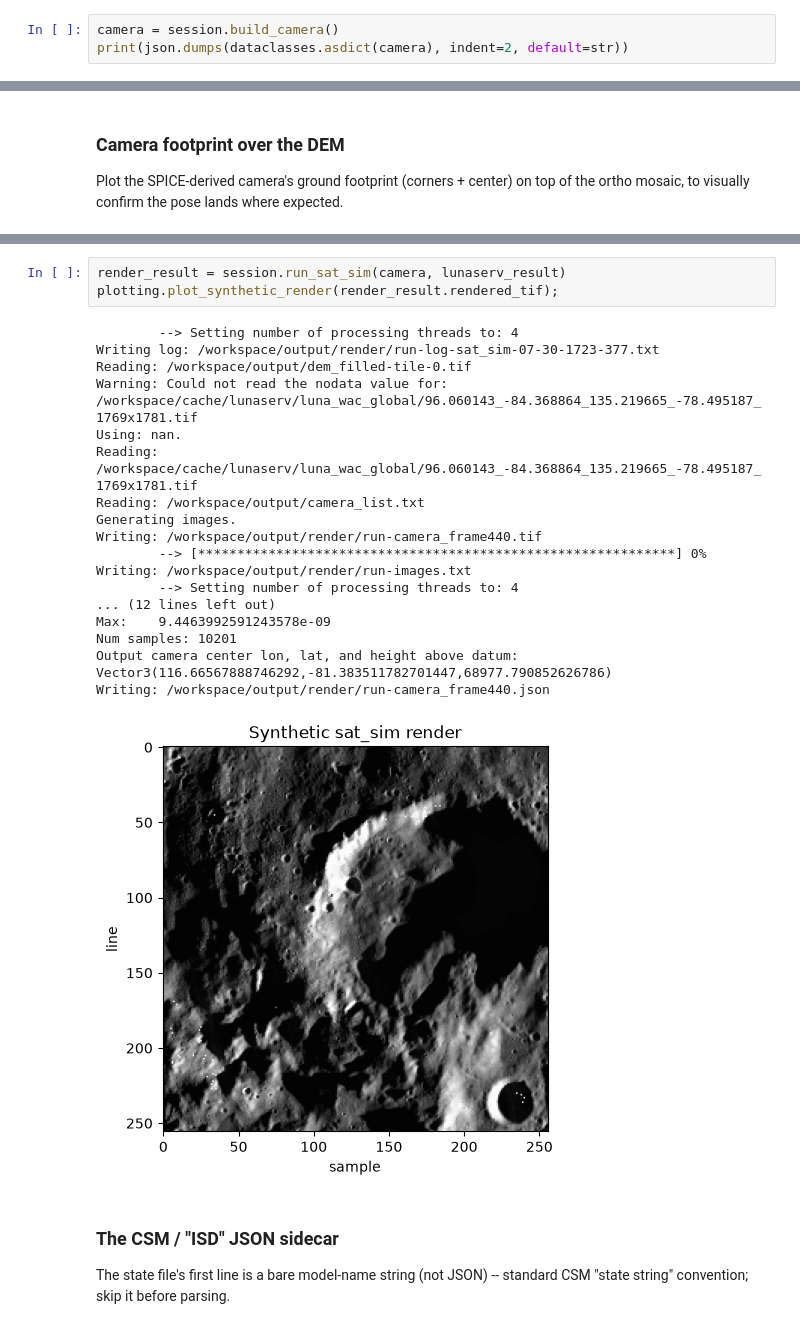
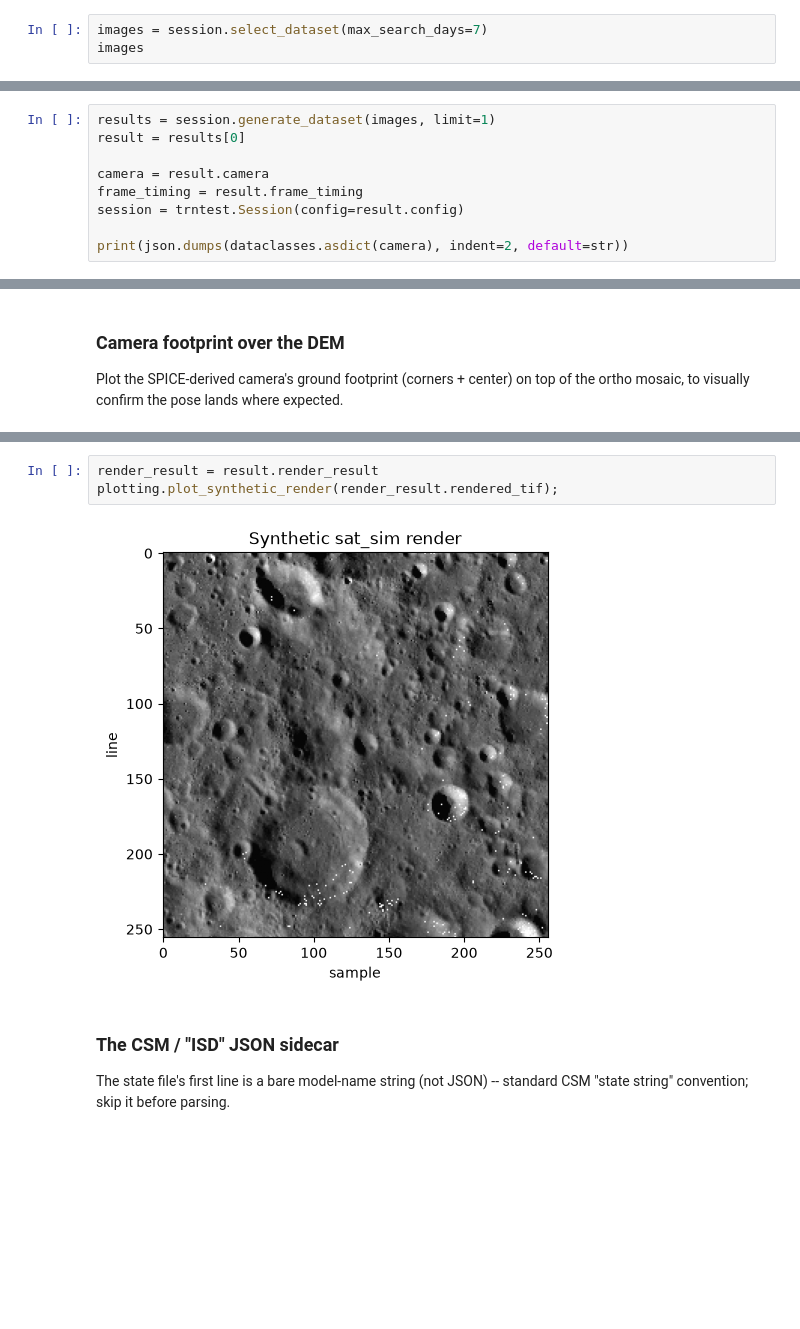
Before and after one commit to trey0/trntest, a Jupyter notebook: notebooks/lunar_sat_sim_demo.ipynb, the cells around one changed output, grey strips where cells are left out. Saved outputs shown, nothing was run; the diff lists cells and outputs as text; blank space fills up the shorter version.

```diff
--- a/notebooks/lunar_sat_sim_demo.ipynb
+++ b/notebooks/lunar_sat_sim_demo.ipynb
@@ -20,4 +20,4 @@ Pose a pinhole camera at framelet 0 of WAC EDR product `M1329714703CE`, using LR
 # %%
-camera = session.build_camera()
-print(json.dumps(dataclasses.asdict(camera), indent=2, default=str))
+images = session.select_dataset(max_search_days=7)
+images
 # %% [output]
@@ -40,0 +38,9 @@ print(json.dumps(dataclasses.asdict(camera), indent=2, default=str))
+# %%
+results = session.generate_dataset(images, limit=1)
+result = results[0]
+
+camera = result.camera
+frame_timing = result.frame_timing
+session = trntest.Session(config=result.config)
+
+print(json.dumps(dataclasses.asdict(camera), indent=2, default=str))
@@ -92,27 +111,10 @@ plotting.plot_camera_footprint(lunaserv_result, camera);
 1. Calls `sat_sim --camera-list` with the Phase 2 `.tsai` camera against the Phase 3 DEM/ortho, producing the synthetic 256x256 image.
 2. Calls ASP's `cam_gen` to convert that exact camera to a CSM Frame model-state JSON (the "ISD" sidecar) -- `--save-as-csm` is a no-op in `--camera-list` mode, see `docs/data-sources.md`.
 # %%
-render_result = session.run_sat_sim(camera, lunaserv_result)
+render_result = result.render_result
 plotting.plot_synthetic_render(render_result.rendered_tif);
 # %% [output]
-        --> Setting number of processing threads to: 4
-Writing log: /workspace/output/render/run-log-sat_sim-07-30-1723-377.txt
-Reading: /workspace/output/dem_filled-tile-0.tif
-Warning: Could not read the nodata value for: /workspace/cache/lunaserv/luna_wac_global/96.060143_-84.368864_135.219665_-78.495187_1769x1781.tif
-Using: nan.
-Reading: /workspace/cache/lunaserv/luna_wac_global/96.060143_-84.368864_135.219665_-78.495187_1769x1781.tif
-Reading: /workspace/output/camera_list.txt
-Generating images.
-Writing: /workspace/output/render/run-camera_frame440.tif
-        --> [*************************************************************] 0%
-Writing: /workspace/output/render/run-images.txt
-        --> Setting number of processing threads to: 4
-... (12 lines left out)
-Max:    9.4463992591243578e-09
-Num samples: 10201
-Output camera center lon, lat, and height above datum: Vector3(116.66567888746292,-81.383511782701447,68977.790852626786)
-Writing: /workspace/output/render/run-camera_frame440.json
-[figure, old version]
+[figure, new version]
 # %% [markdown]
 ### The CSM / "ISD" JSON sidecar
 
```
Also changed, not shown: parts of 15 cells of this notebook, 15 other files.
